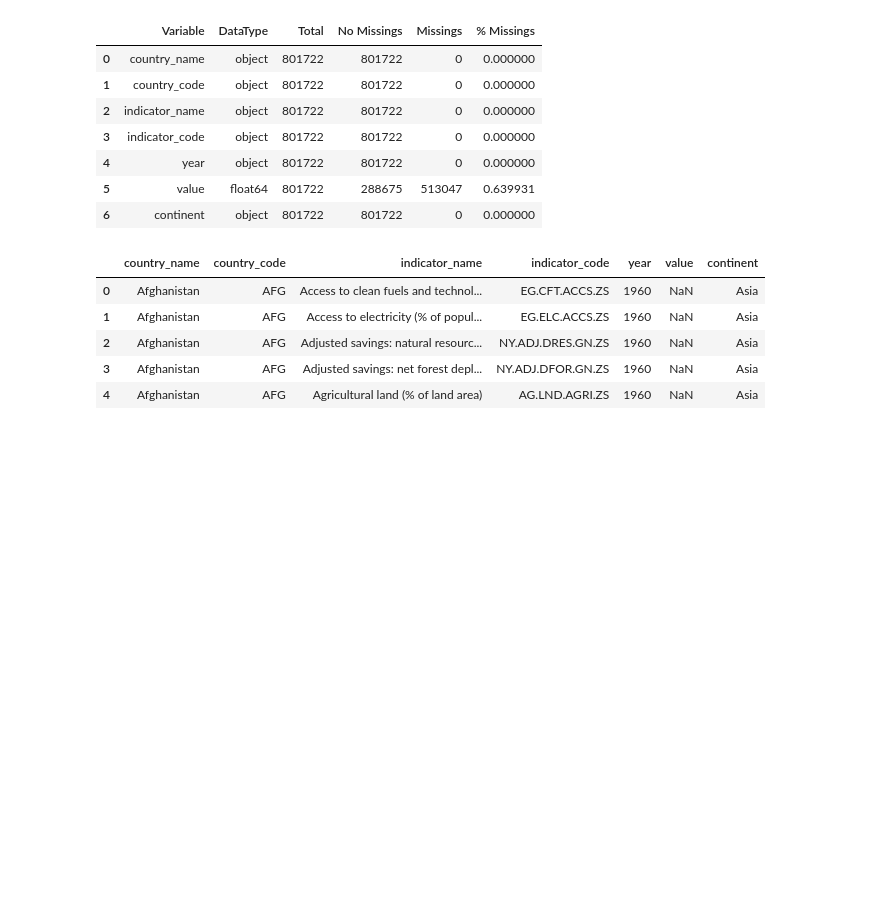
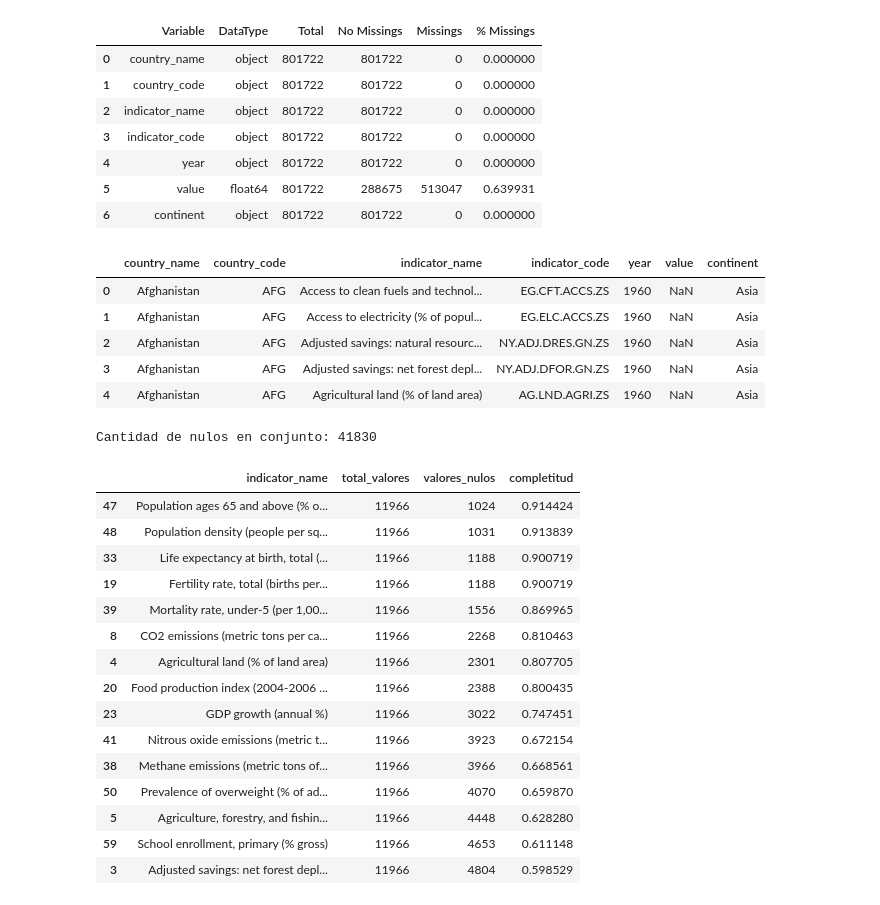
Before and after one commit to MauricioVazquezM/Data_Visualization_Course_Project, a Jupyter notebook: 2. ADVANCED DATA VISUALIZATIONS/Auxiliar Notebook.ipynb, the cells around one changed output. Cells and saved outputs as stored; diff of their text form; code cells hidden in the pictures; blank space fills up the shorter version.

Commit message:
Update: data processing pipeline top 10 indicadores

```diff
--- a/2. ADVANCED DATA VISUALIZATIONS/Auxiliar Notebook.ipynb
+++ b/2. ADVANCED DATA VISUALIZATIONS/Auxiliar Notebook.ipynb
@@ -280,3 +280,34 @@ data_countries_only.head(5)
 | 2 | Afghanistan | AFG | Adjusted savings: natural resourc... | NY.ADJ.DRES.GN.ZS | 1960 | NaN | Asia |
 | 3 | Afghanistan | AFG | Adjusted savings: net forest depl... | NY.ADJ.DFOR.GN.ZS | 1960 | NaN | Asia |
 | 4 | Afghanistan | AFG | Agricultural land (% of land area) | AG.LND.AGRI.ZS | 1960 | NaN | Asia |
+# %%
+# Quitando indicadores con muchos missings
+# Calcular cantidad de nulos por indicador
+nulos_por_indicador = data_countries_only.groupby('indicator_name').agg(total_valores=('value', 'size'),
+                                                                        valores_nulos=('value', lambda x: x.isna().sum())).reset_index()
+
+# Añadir columna de completitud (proporción de datos no nulos)
+nulos_por_indicador['completitud'] = 1 - nulos_por_indicador['valores_nulos'] / nulos_por_indicador['total_valores']
+
+# Ordenar por menor cantidad de nulos
+top15_indicadores = nulos_por_indicador.sort_values(by='valores_nulos').head(15)
+print(f'Cantidad de nulos en conjunto: {top15_indicadores.valores_nulos.sum()}')
+top15_indicadores
+# %% [output]
+Cantidad de nulos en conjunto: 41830
+|  | indicator_name | total_valores | valores_nulos | completitud |
+| 47 | Population ages 65 and above (% o... | 11966 | 1024 | 0.914424 |
+| 48 | Population density (people per sq... | 11966 | 1031 | 0.913839 |
+| 33 | Life expectancy at birth, total (... | 11966 | 1188 | 0.900719 |
+| 19 | Fertility rate, total (births per... | 11966 | 1188 | 0.900719 |
+| 39 | Mortality rate, under-5 (per 1,00... | 11966 | 1556 | 0.869965 |
+| 8 | CO2 emissions (metric tons per ca... | 11966 | 2268 | 0.810463 |
+| 4 | Agricultural land (% of land area) | 11966 | 2301 | 0.807705 |
+| 20 | Food production index (2004-2006 ... | 11966 | 2388 | 0.800435 |
+| 23 | GDP growth (annual %) | 11966 | 3022 | 0.747451 |
+| 41 | Nitrous oxide emissions (metric t... | 11966 | 3923 | 0.672154 |
+| 38 | Methane emissions (metric tons of... | 11966 | 3966 | 0.668561 |
+| 50 | Prevalence of overweight (% of ad... | 11966 | 4070 | 0.659870 |
+| 5 | Agriculture, forestry, and fishin... | 11966 | 4448 | 0.628280 |
+| 59 | School enrollment, primary (% gross) | 11966 | 4653 | 0.611148 |
+| 3 | Adjusted savings: net forest depl... | 11966 | 4804 | 0.598529 |
```
Also changed, not shown: parts of 3 cells of this notebook.
